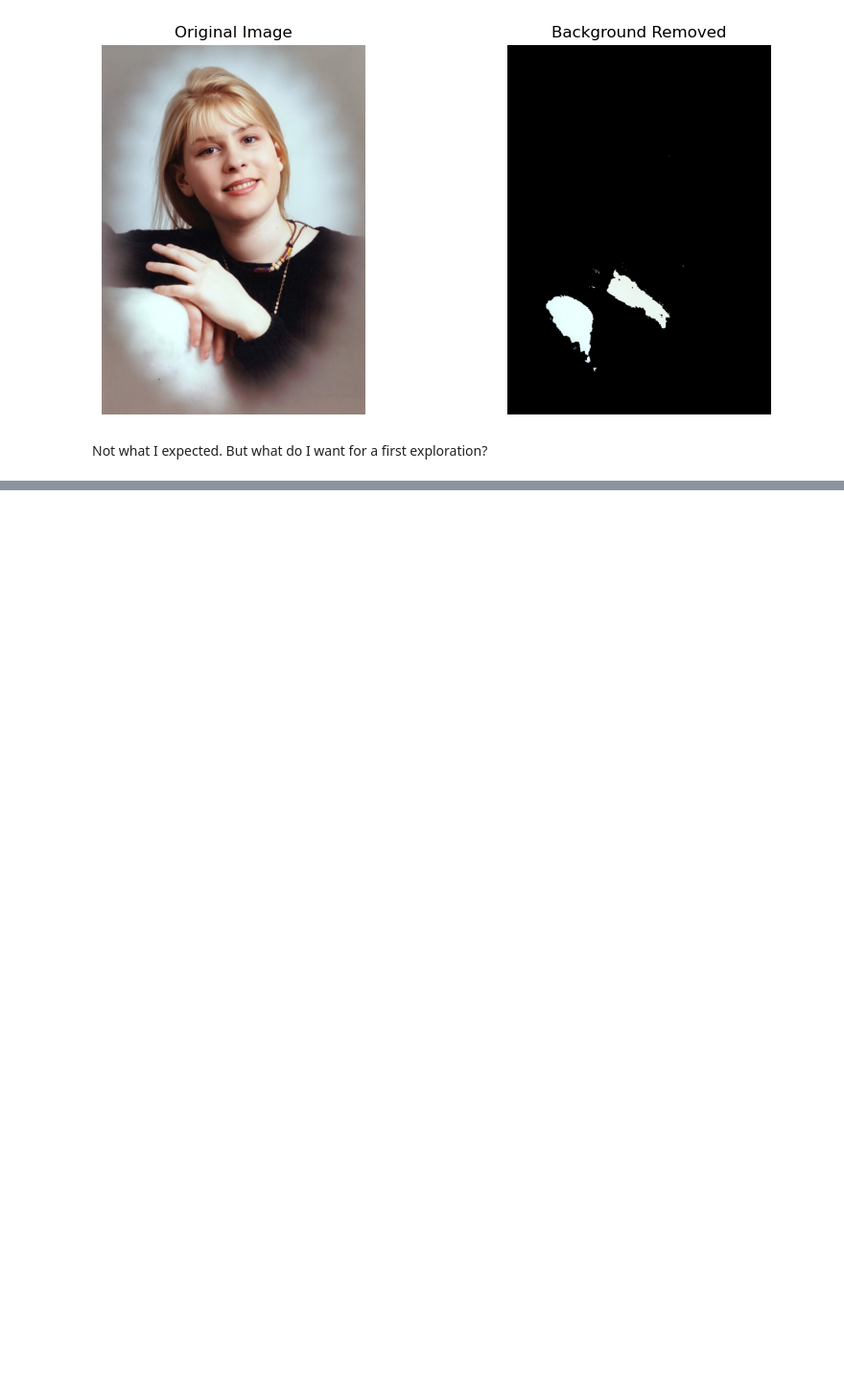
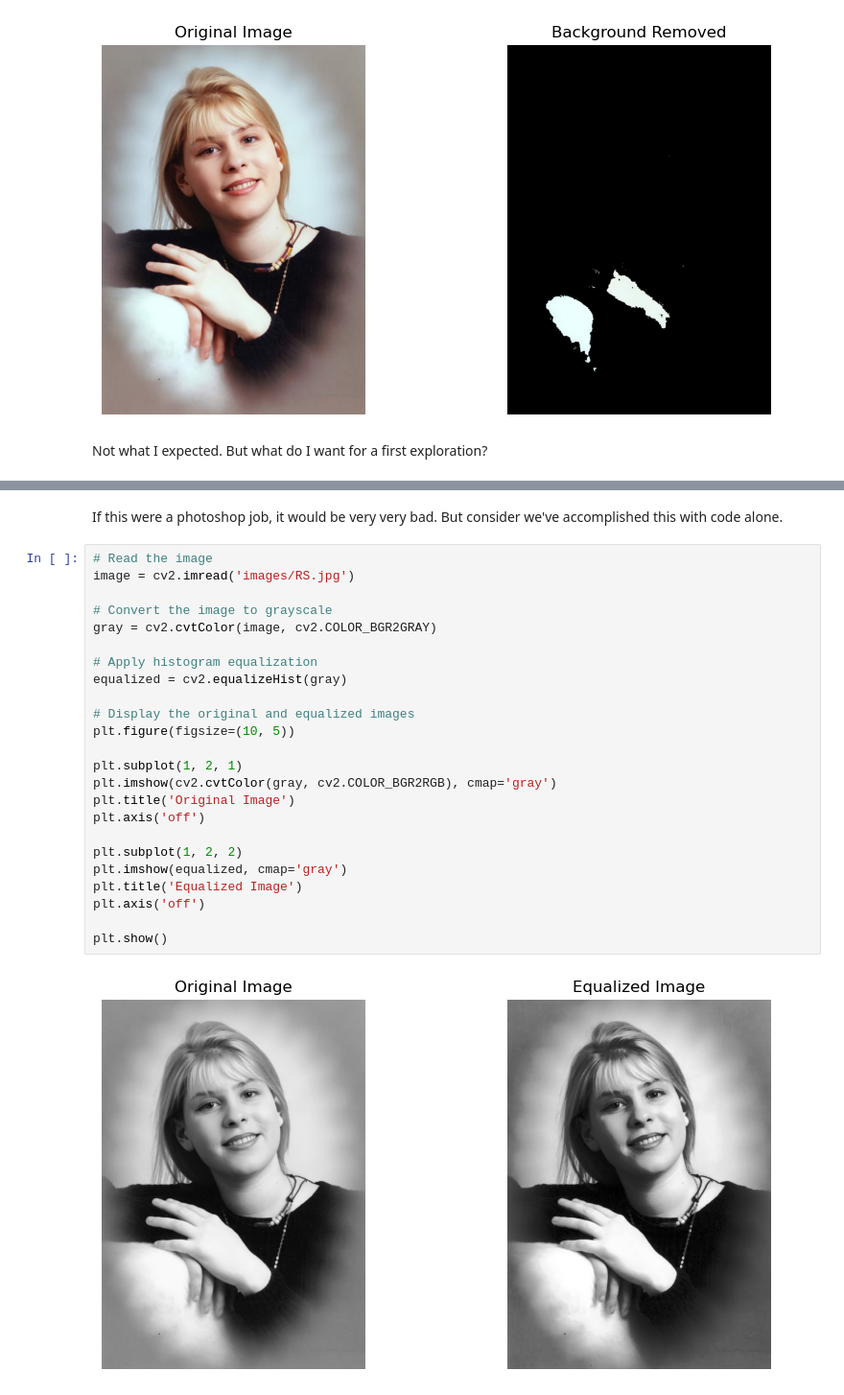
Before and after one commit to rafvrab/Experimenting_with_OpenCV, a Jupyter notebook: notebook.ipynb, the cells around one changed output, grey strips where cells are left out. Shown at 96% size. Cells and saved outputs as stored; diff of their text form; blank space fills up the shorter version.

```diff
--- a/notebook.ipynb
+++ b/notebook.ipynb
@@ -99,0 +141,28 @@ Not what I expected. But what do I want for a first exploration?
+# %% [markdown]
+If this were a photoshop job, it would be very very bad. But consider we've accomplished this with code alone.
+# %%
+# Read the image
+image = cv2.imread('images/RS.jpg')
+
+# Convert the image to grayscale
+gray = cv2.cvtColor(image, cv2.COLOR_BGR2GRAY)
+
+# Apply histogram equalization
+equalized = cv2.equalizeHist(gray)
+
+# Display the original and equalized images
+plt.figure(figsize=(10, 5))
+
+plt.subplot(1, 2, 1)
+plt.imshow(cv2.cvtColor(gray, cv2.COLOR_BGR2RGB), cmap='gray')
+plt.title('Original Image')
+plt.axis('off')
+
+plt.subplot(1, 2, 2)
+plt.imshow(equalized, cmap='gray')
+plt.title('Equalized Image')
+plt.axis('off')
+
+plt.show()
+# %% [output]
+[figure, added]
```
Also changed, not shown: parts of 3 cells of this notebook.
